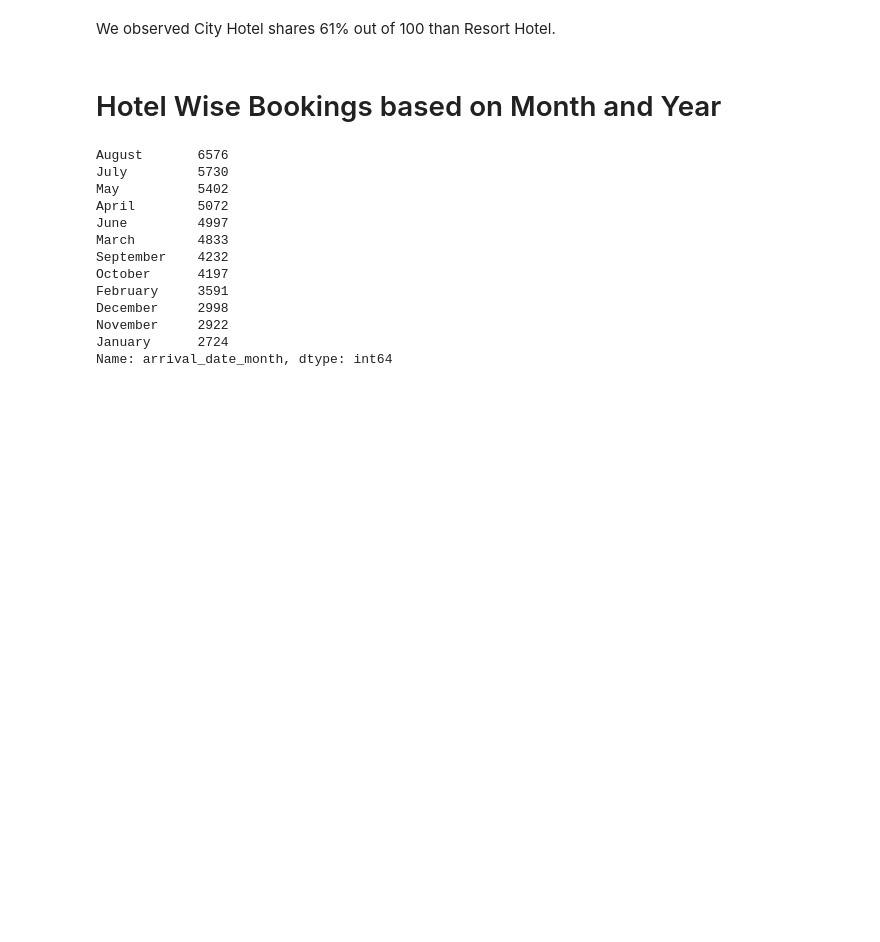
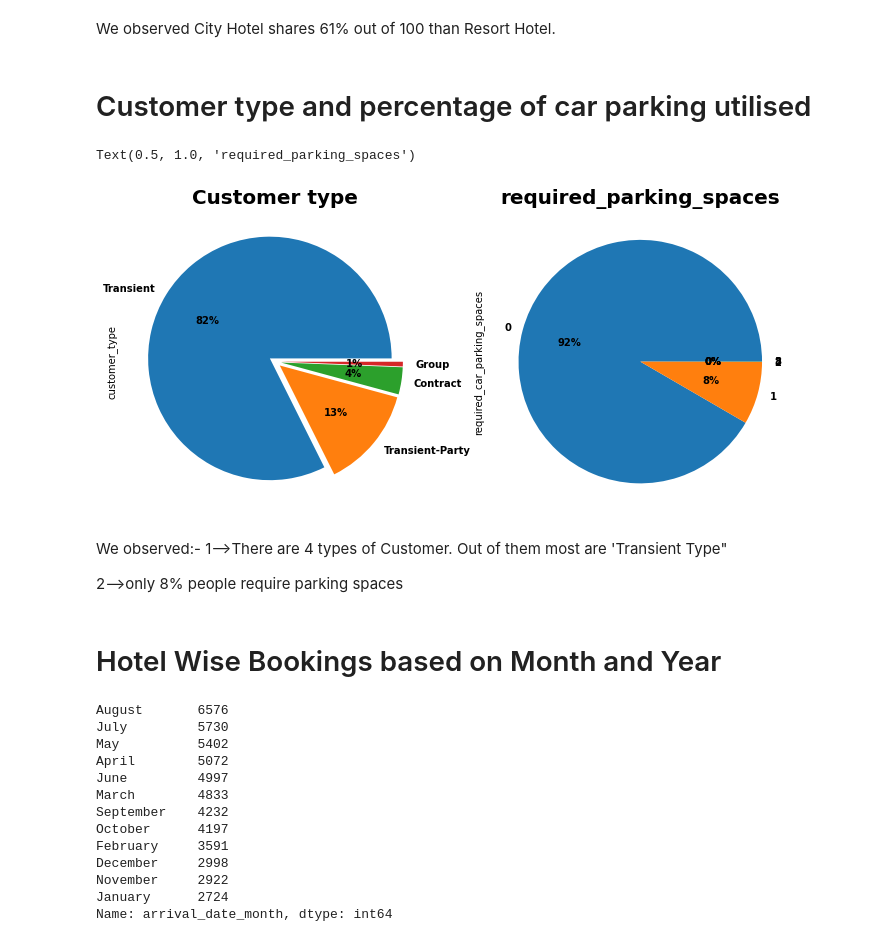
Before and after one commit to 11-Kani/Hotel_Booking_Analysis__Project_1-, a Jupyter notebook: Hotel_Booking_Analysis_Capstone_Project.ipynb, the cells around one changed output. Saved outputs shown, nothing was run; the diff lists cells and outputs as text; code cells hidden in the pictures; blank space fills up the shorter version.

```diff
--- a/Hotel_Booking_Analysis_Capstone_Project.ipynb
+++ b/Hotel_Booking_Analysis_Capstone_Project.ipynb
@@ -214,5 +215,27 @@ Text(0.5, 1.0, 'Hotel type')
 # %% [markdown]
 We observed City Hotel shares 61% out of 100 than Resort Hotel.
+# %% [markdown]
+# Customer type and percentage of car parking utilised
+# %%
+Hotel_df.customer_type.nunique()
+Customer_typ =Hotel_df.customer_type .value_counts()
+plt.figure(figsize =(12,12))
+plt.subplot(1,2,1 )
+Customer_typ.plot.pie(autopct='%1.0f%%',textprops={'weight': 'bold'},explode =[0.05]*4)
+plt.title('Customer type',fontweight="bold", size=20)
+#---------------------------------------------------------------------------------------------------#
+plt.subplot(1,2,2)
+Car_parking_spaces = Hotel_df.required_car_parking_spaces.value_counts()
+Car_parking_spaces.plot.pie(autopct='%1.0f%%',textprops={'weight': 'bold'})
+plt.title('required_parking_spaces',fontweight="bold", size=20)
+# %% [output]
+Text(0.5, 1.0, 'required_parking_spaces')
+[figure, added]
+# %% [markdown]
+We observed:-
+1-->There are 4 types of Customer. Out of them most are 'Transient Type"
+
+2-->only 8% people require parking spaces
 # %% [markdown]
 
 # Hotel Wise Bookings based on Month and Year
```
Also changed, not shown: parts of 23 cells of this notebook.
